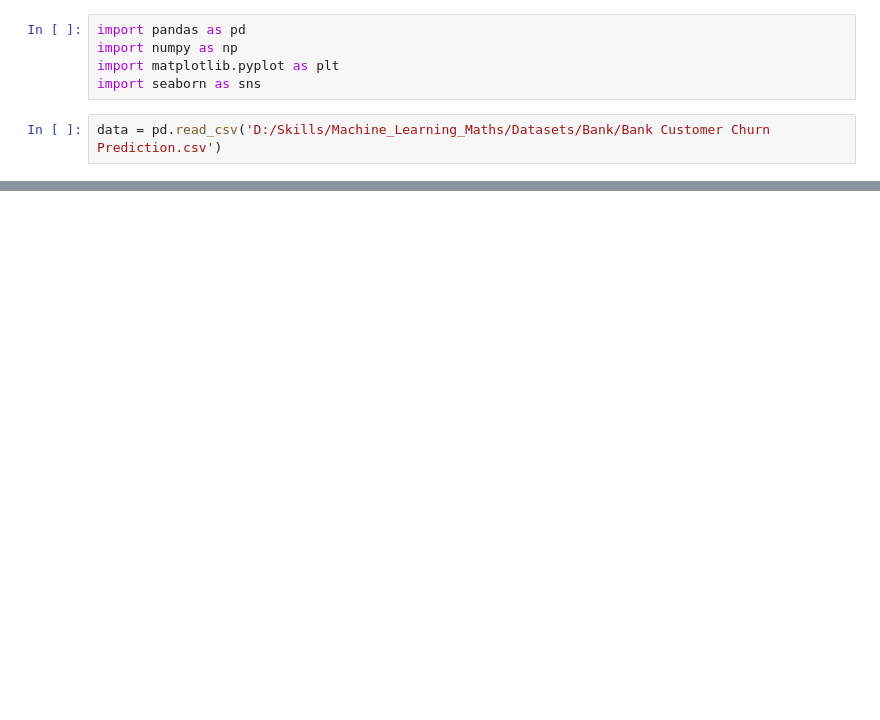
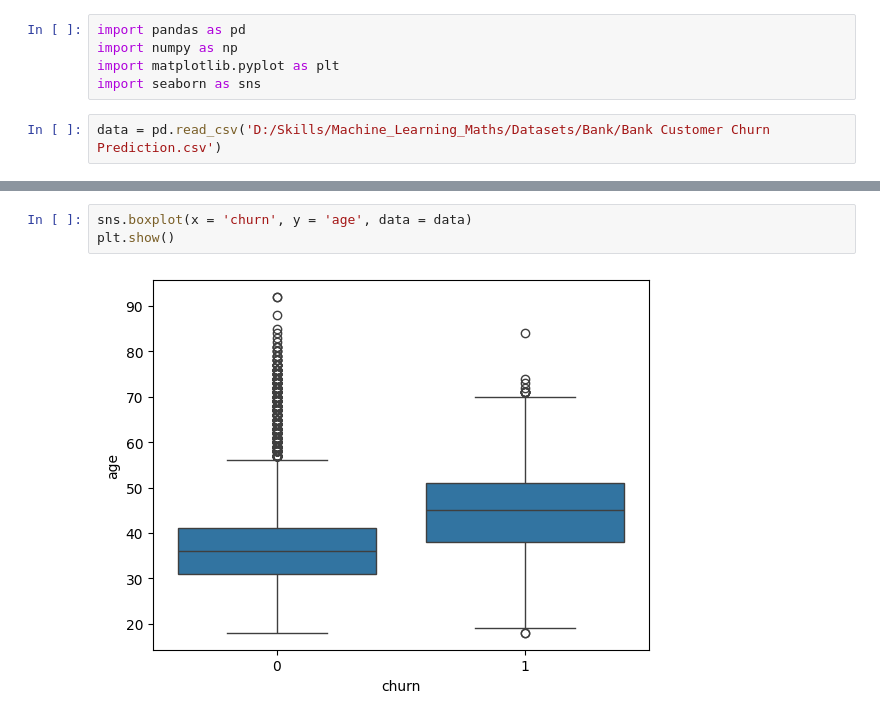
Before and after one commit to prachishende007/Machine_Learning_Maths, a Jupyter notebook: Models/Logistic_Reg.ipynb, the cells around one changed output, grey strips where cells are left out. Saved outputs shown, nothing was run; the diff lists cells and outputs as text; blank space fills up the shorter version.

```diff
--- a/Models/Logistic_Reg.ipynb
+++ b/Models/Logistic_Reg.ipynb
@@ -18,0 +23,5 @@ cors = data.corr()
+# %%
+sns.boxplot(x = 'churn', y = 'age', data = data)
+plt.show()
+# %% [output]
+[figure, added]
```
Also changed, not shown: parts of 20 cells of this notebook.
